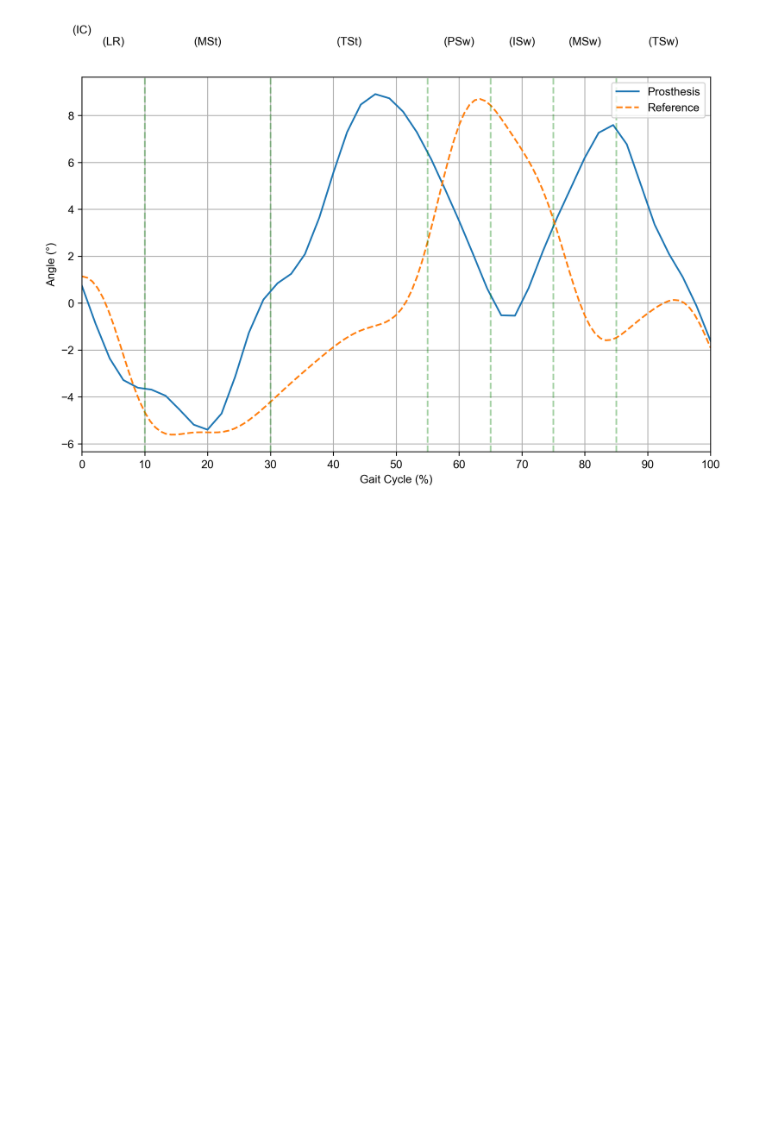
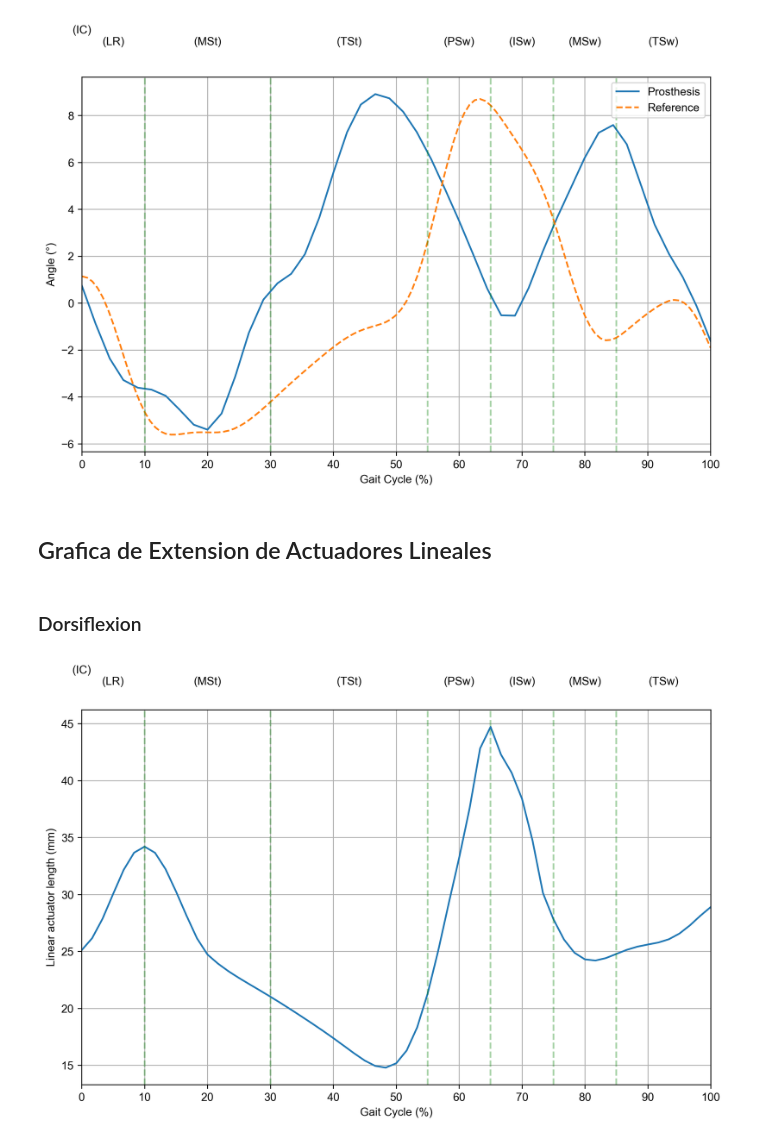
Before and after one commit to gonzalesomar/Protesis_tobillo-control, a Jupyter notebook: graphs.ipynb, the cells around one changed output. Cells and saved outputs as stored; diff of their text form; code cells hidden in the pictures; blank space fills up the shorter version.

Commit message:
Extension de Actuador lineal

```diff
--- a/graphs.ipynb
+++ b/graphs.ipynb
@@ -215,3 +216,53 @@ df.shape
 plot_gait_cycle(df, df_rotacion, 'Rotación')
 # %% [output]
 [figure]
+# %% [markdown]
+## Grafica de Extension de Actuadores Lineales
+# %% [markdown]
+### Dorsiflexion
+# %%
+tablaA3 = [25.10006769, 26.15532376, 27.87761288, 30.03277063, 32.14274755,
+           33.66119763, 34.1975417, 33.65495348, 32.22327897, 30.25952712,
+           28.13944954, 26.14593089, 24.72361905, 23.92615319, 23.25605518,
+           22.66661515, 22.11582761, 21.5733724, 21.02106233, 20.4515992,
+           19.86575265, 19.26738155, 18.65780794, 18.03319733, 17.38653972,
+           16.71629167, 16.04011387, 15.41248058, 14.94072022, 14.79073833,
+           15.17219734, 16.29940677, 18.33067735, 21.29540475, 25.03149037,
+           29.17090094, 33.19674686, 37.5601747, 42.81309478, 44.71201704,
+           42.26455407, 40.70152799, 38.38919581, 34.73364034, 30.10961287,
+           27.81464662, 26.04324449, 24.87807397, 24.29694558, 24.19417455,
+           24.41175507, 24.77624292, 25.13884164, 25.41353789, 25.59998256,
+           25.77690909, 26.06283932, 26.55609705, 27.27483265, 28.12121971,
+           28.89574848]
+
+x_values = np.linspace(0, 100, len(tablaA3))
+# %%
+# Plotting
+plt.rcParams['font.family'] = 'Arial'
+plt.figure(figsize=(10, 6), dpi=300)
+plt.plot(x_values, tablaA3)
+plt.xlabel('Gait Cycle (%)')
+plt.ylabel('Linear actuator length (mm)')
+plt.xticks(range(0, 101, 10))
+plt.xlim(0, 100)
+# Add dashed vertical lines at specified percentages
+vertical_lines = [10, 30, 55, 65, 75, 85]
+for x in vertical_lines:
+    plt.axvline(x=x, color='green', linestyle='--', alpha=0.35)
+
+# Add labels at the top of the chart between each vertical line
+labels = ['(MSt)', '(TSt)', '(PSw)', '(ISw)', '(MSw)']
+
+plt.text(0, max(tablaA3) + 4.5, '(IC)', ha='center', va='bottom', fontsize=10, color='black')
+plt.text(vertical_lines[0] / 2, max(tablaA3) + 3.5, '(LR)', ha='center', va='bottom', fontsize=10, color='black')
+plt.text(92.5, max(tablaA3) + 3.5, '(TSw)', ha='center', va='bottom', fontsize=10, color='black')
+
+for i, x in enumerate(vertical_lines):
+    if i < len(vertical_lines) - 1:
+        mid_point = (vertical_lines[i] + vertical_lines[i + 1]) / 2
+        plt.text(mid_point, max(tablaA3) + 3.5, labels[i], ha='center', va='bottom', fontsize=10, color='black')
+
+plt.grid(True)
+plt.show()
+# %% [output]
+[figure, added]
```
Also changed, not shown: parts of 1 cell of this notebook, 1 other file.
